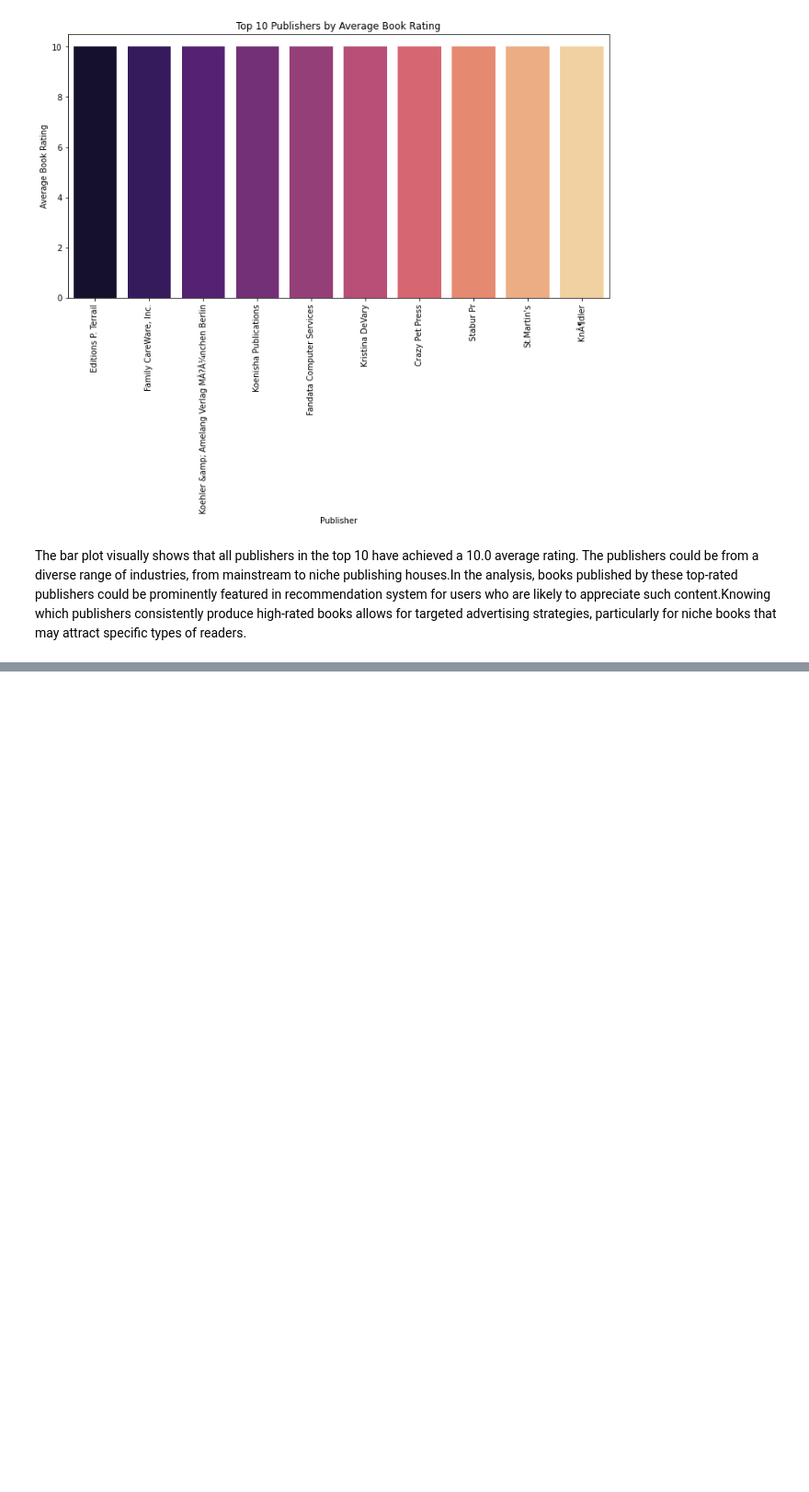
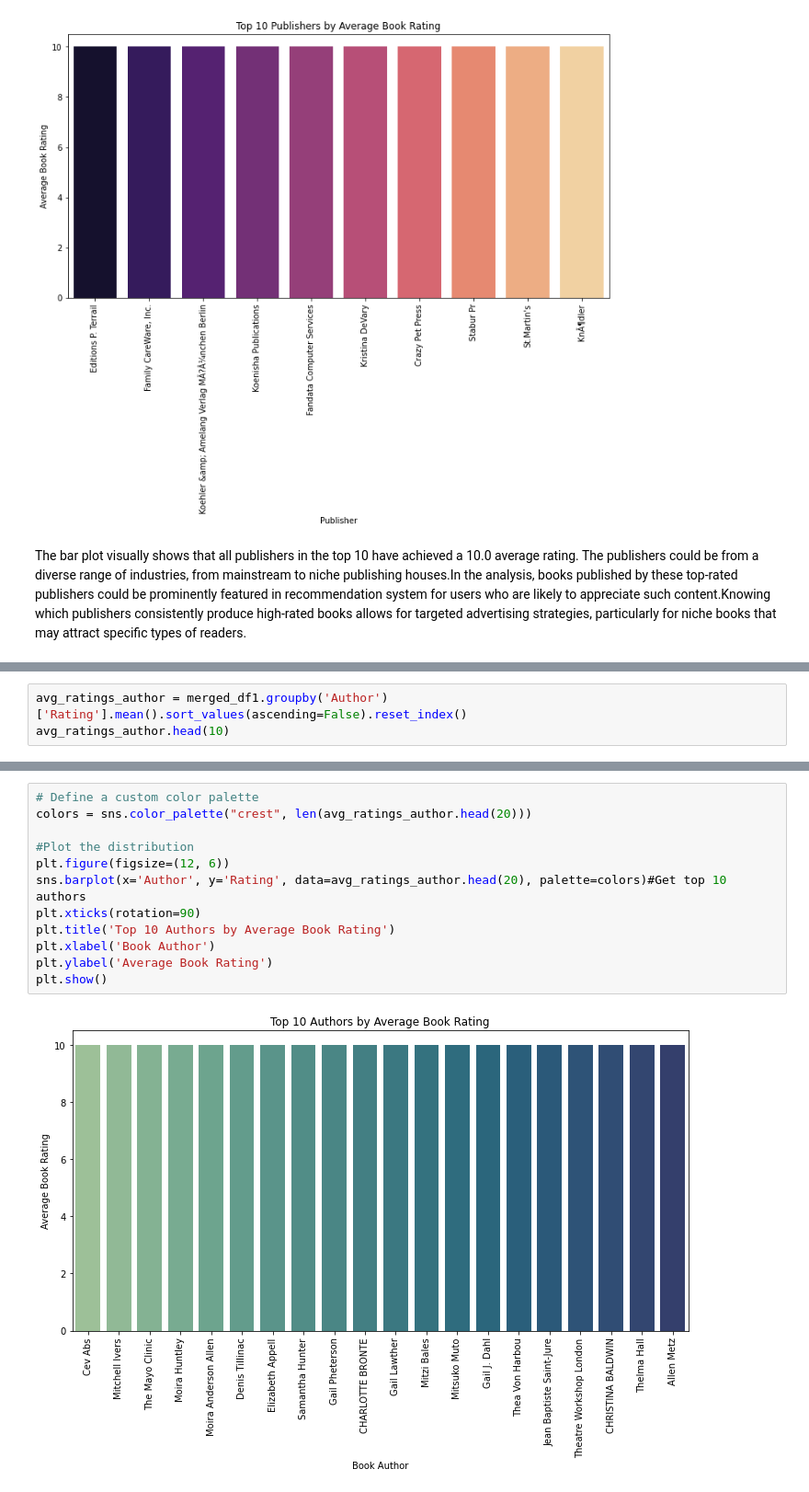
Before and after one commit to aritamichael/Final_Project_4_Moringa, a Jupyter notebook: index.ipynb, the cells around one changed output, grey strips where cells are left out. Shown: that part at 92% size. Drawn from its saved outputs; the diff is of its cells as text; blank space fills up the shorter version.

Commit message:
plt.title('Top 10 Authors by Average Book Rating')

```diff
--- a/index.ipynb
+++ b/index.ipynb
@@ -532,0 +536,3 @@ The bar plot visually shows that all publishers in the top 10 have achieved a 10
+# %%
+avg_ratings_author = merged_df1.groupby('Author')['Rating'].mean().sort_values(ascending=False).reset_index()
+avg_ratings_author.head(10)
@@ -532,0 +551,14 @@ The bar plot visually shows that all publishers in the top 10 have achieved a 10
+# %%
+# Define a custom color palette
+colors = sns.color_palette("crest", len(avg_ratings_author.head(20)))
+
+#Plot the distribution
+plt.figure(figsize=(12, 6))
+sns.barplot(x='Author', y='Rating', data=avg_ratings_author.head(20), palette=colors)#Get top 10 authors
+plt.xticks(rotation=90)
+plt.title('Top 10 Authors by Average Book Rating')
+plt.xlabel('Book Author')
+plt.ylabel('Average Book Rating')
+plt.show()
+# %% [output]
+[figure, added]
```
Also changed, not shown: parts of 2 cells of this notebook.
